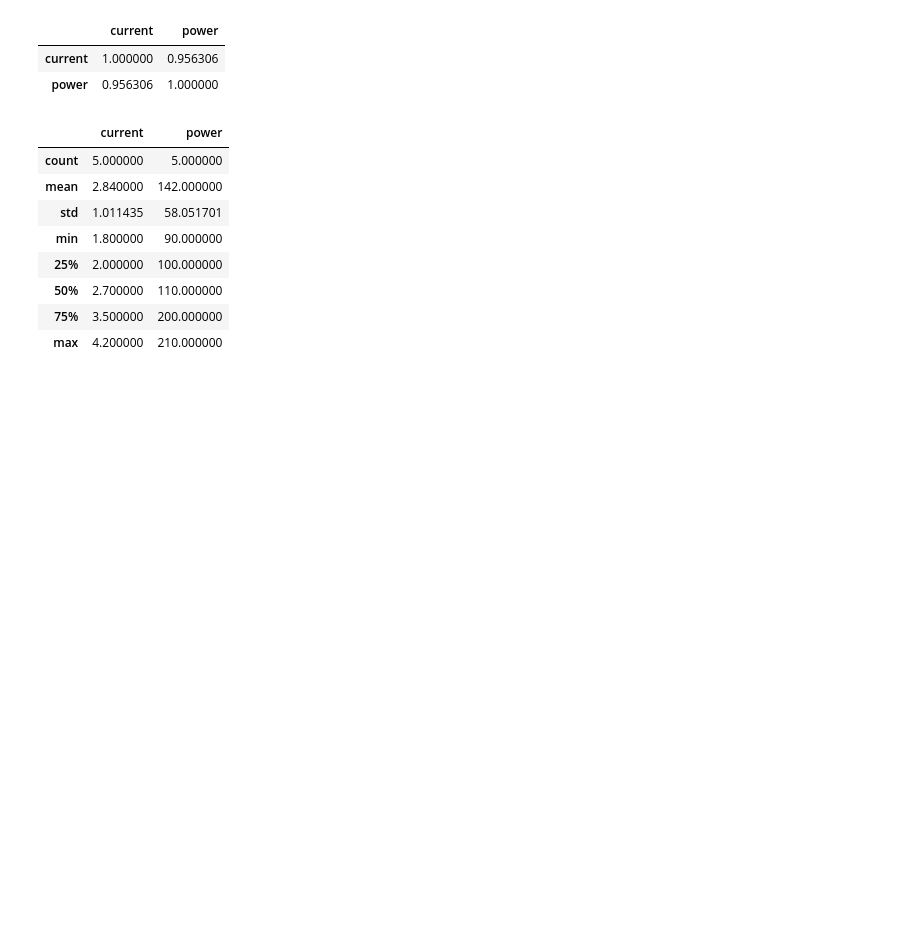
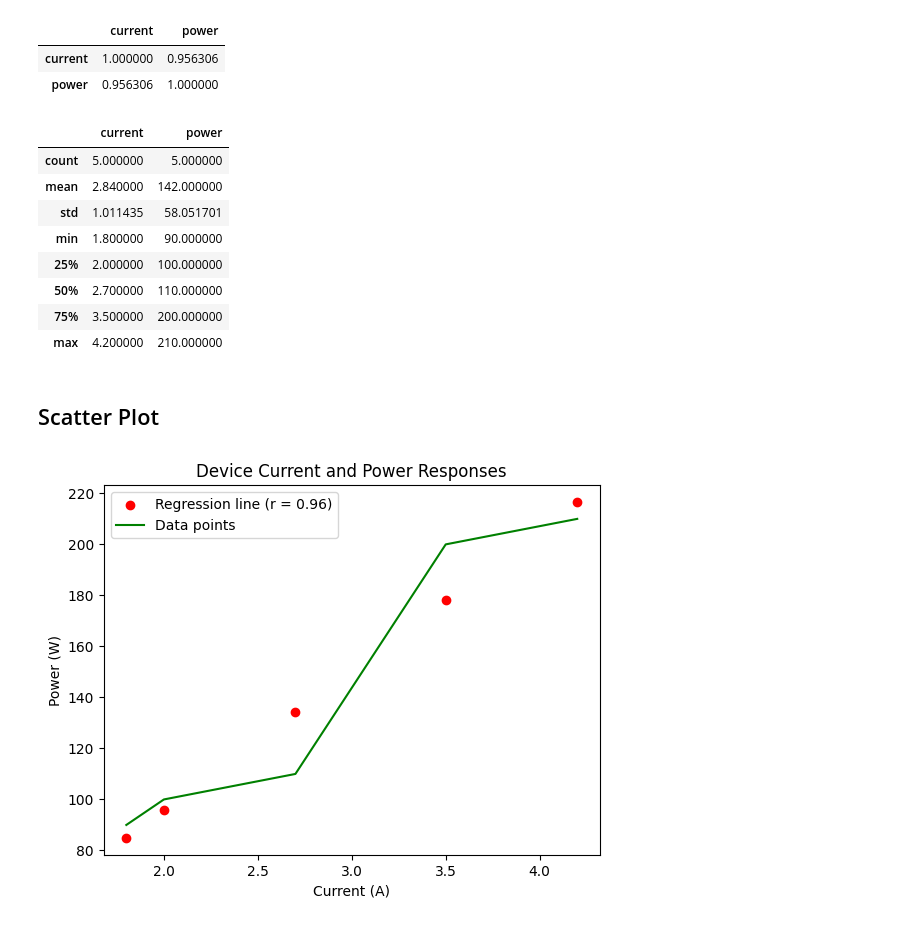
Before and after one commit to IssaCasio/casio, a Jupyter notebook: L12/pandas-basics.ipynb, the cells around one changed output. Cells and saved outputs as stored; diff of their text form; code cells hidden in the pictures; blank space fills up the shorter version.

```diff
--- a/L12/pandas-basics.ipynb
+++ b/L12/pandas-basics.ipynb
@@ -46,7 +50,7 @@ df['age'].std()
 # %%
-Device = {
-    "current": [2, 3.5, 1.8, 4.2, 2.7],
-    "power": [100, 200, 90, 210, 110]
+measurements = {
+    "current": [1.8, 2, 2.7, 3.5, 4.2],
+    "power": [90, 100, 110, 200, 210]
 }
-Device
+measurements
 # %% [output]
@@ -63,0 +58,3 @@ df
+# %%
+device = pd.DataFrame(measurements)
+device
@@ -85,3 +89,27 @@ df.describe()
 | 50% | 2.700000 | 110.000000 |
 | 75% | 3.500000 | 200.000000 |
 | max | 4.200000 | 210.000000 |
+# %% [markdown]
+## Scatter Plot
+# %%
+x = device['current']
+y = device['power']
+
+# regression line
+m, b, r, p_value, std_err = stats.linregress(x,y)
+line = m*x+b
+
+plt.scatter(x, line,
+         color = 'r',
+         label = f'Regression line (r = {r:.2f})')
+
+plt.plot(x,y,
+            color = 'g',
+            label = 'Data points')
+plt.title('Device Current and Power Responses')
+plt.ylabel('Power (W)')
+plt.xlabel('Current (A)')
+plt.legend()
+plt.show()
+# %% [output]
+[figure, added]
```
Also changed, not shown: parts of 22 cells of this notebook, 1 other file.
